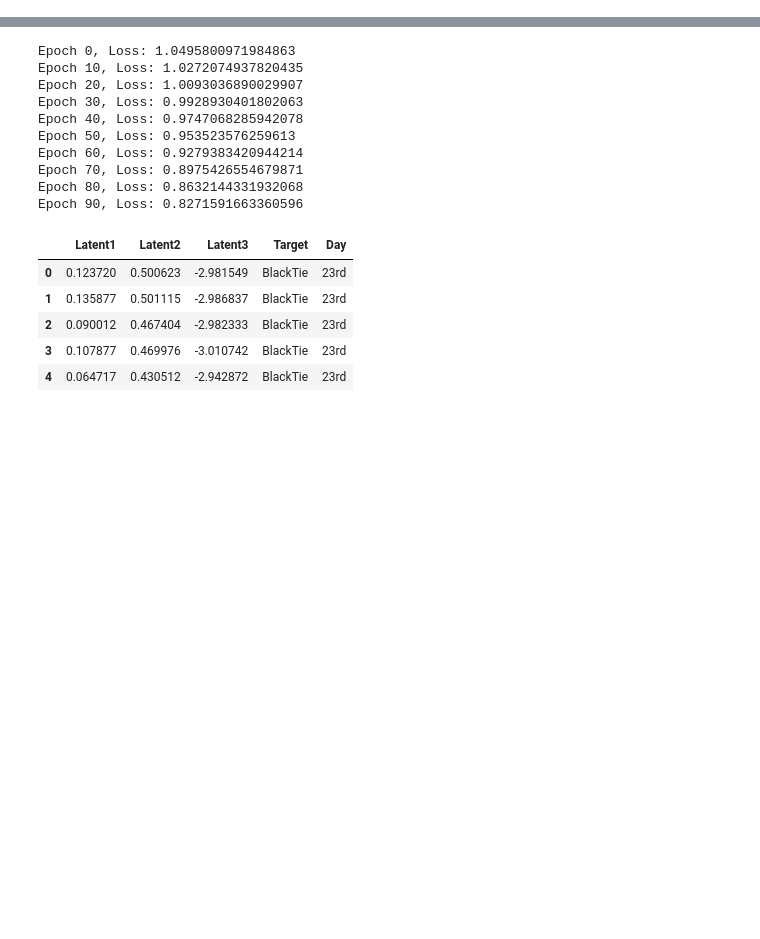
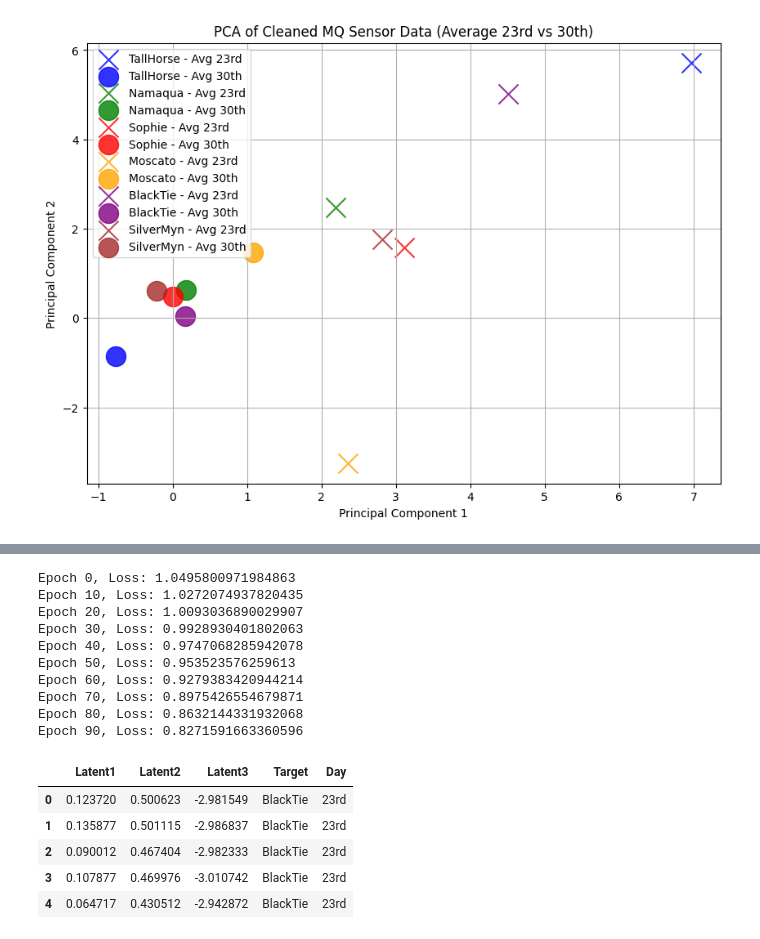
Before and after one commit to AidanRabinowitz/ArduinoWineSniffer, a Jupyter notebook: src/data_analysis_for_NN/NNAnalysis.ipynb, the cells around one changed output, grey strips where cells are left out. Cells and saved outputs as stored; diff of their text form; code cells hidden in the pictures; blank space fills up the shorter version.

```diff
--- a/src/data_analysis_for_NN/NNAnalysis.ipynb
+++ b/src/data_analysis_for_NN/NNAnalysis.ipynb
@@ -27 +410,39 @@ day_labels = filtered_data['Day']
+# %%
+# Create a new plot to show the average X and O for each wine
+plt.figure(figsize=(10, 7))
+marker_size = 300  # Larger marker size for the averages
+
+# Loop through each wine and calculate the average PC1 and PC2 for the 23rd and 30th
+for wine in wine_labels:
+    # Get PCA data for the 23rd and 30th for the current wine
+    wine_data_23rd = pca_df[(pca_df['Target'] == wine) & (pca_df['Day'] == '23rd')]
+    wine_data_30th = pca_df[(pca_df['Target'] == wine) & (pca_df['Day'] == '30th')]
+
+    # Calculate the average PC1 and PC2 for the 23rd
+    avg_23rd = wine_data_23rd[['PC1', 'PC2']].mean()
+
+    # Calculate the average PC1 and PC2 for the 30th
+    avg_30th = wine_data_30th[['PC1', 'PC2']].mean()
+
+    # Plot the average point for the 23rd (X)
+    plt.scatter(avg_23rd['PC1'], avg_23rd['PC2'],
+                color=color_map[wine], marker='x', label=f'{wine} - Avg 23rd',
+                s=marker_size, alpha=0.8)
+
+    # Plot the average point for the 30th (O)
+    plt.scatter(avg_30th['PC1'], avg_30th['PC2'],
+                color=color_map[wine], marker='o', label=f'{wine} - Avg 30th',
+                s=marker_size, alpha=0.8)
+
+# Add labels, title, and legend
+plt.xlabel('Principal Component 1')
+plt.ylabel('Principal Component 2')
+plt.title('PCA of Cleaned MQ Sensor Data (Average 23rd vs 30th)')
+plt.legend(loc='best')
+plt.grid(True)
+
+# Show plot
+plt.show()
+# %% [output]
+[figure, added]
 # %%
```
Also changed, not shown: parts of 18 cells of this notebook, 2 other files.
